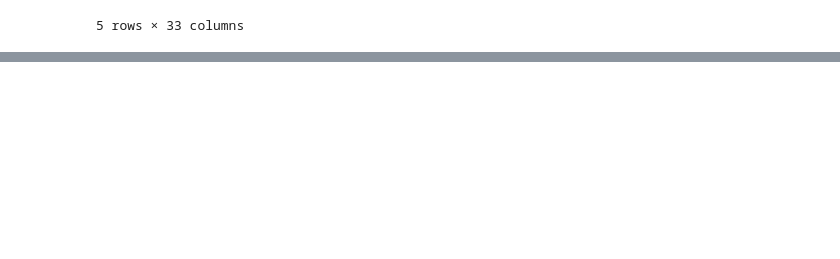
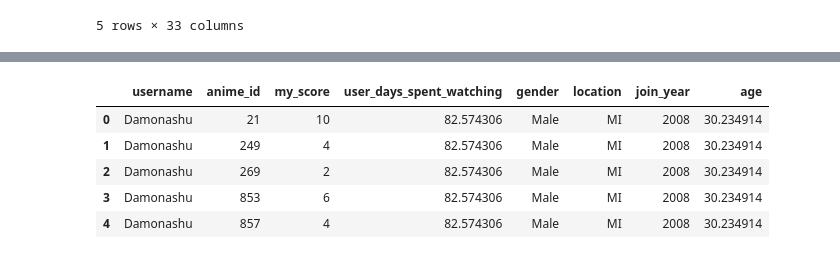
Before and after one commit to benrosenberg/ORIE-4741-project, a Jupyter notebook: datasets/bag_of_words.ipynb, the cells around one changed output, grey strips where cells are left out. Saved outputs shown, nothing was run; the diff lists cells and outputs as text; code cells hidden in the pictures; blank space fills up the shorter version.

```diff
--- a/datasets/bag_of_words.ipynb
+++ b/datasets/bag_of_words.ipynb
@@ -22,0 +87,2 @@ animelist_data.head()
+# %%
+final_user_lists = rated_no_useless_cols[rated_no_useless_cols['username'].isin(userbase)]
@@ -130,0 +207,9 @@ dtype: int64
+# %%
+user_lists_and_demographics.head()
+# %% [output]
+|  | username | anime_id | my_score | user_days_spent_watching | gender | location | join_year | age |
+| 0 | Damonashu | 21 | 10 | 82.574306 | Male | MI | 2008 | 30.234914 |
+| 1 | Damonashu | 249 | 4 | 82.574306 | Male | MI | 2008 | 30.234914 |
+| 2 | Damonashu | 269 | 2 | 82.574306 | Male | MI | 2008 | 30.234914 |
+| 3 | Damonashu | 853 | 6 | 82.574306 | Male | MI | 2008 | 30.234914 |
+| 4 | Damonashu | 857 | 4 | 82.574306 | Male | MI | 2008 | 30.234914 |
```
Also changed, not shown: parts of 37 cells of this notebook, 2 other files.
